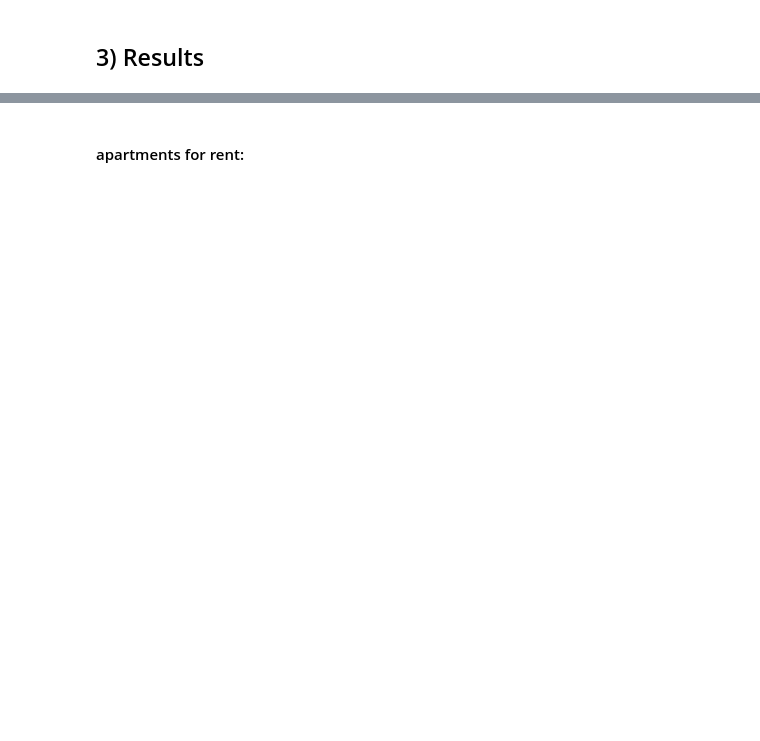
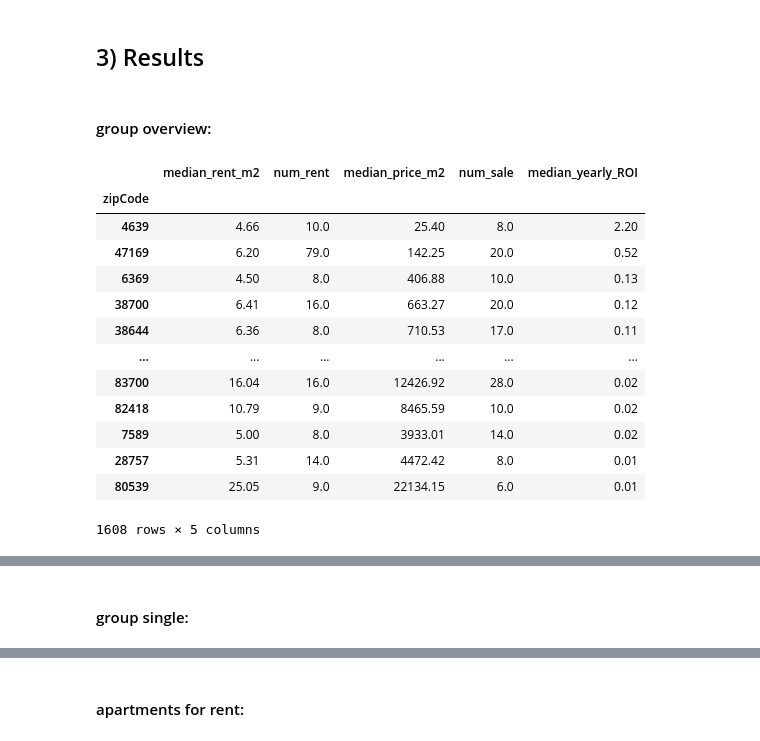
Before and after one commit to maxtue/ApartmentListings, a Jupyter notebook: data_analysis/combined.ipynb, the cells around one changed output, grey strips where cells are left out. Cells and saved outputs as stored; diff of their text form; code cells hidden in the pictures; blank space fills up the shorter version.

```diff
--- a/data_analysis/combined.ipynb
+++ b/data_analysis/combined.ipynb
@@ -99,23 +88,22 @@ sale_df["yearly_ROI"] = sale_df["rent_m2_zip"] * 12 / sale_df["price_m2"]
 # %%
 group = "zipCode"
-min_count = 10
-
-rent_group = rent_df.groupby(group)
-rent_filt = rent_group["rent_m2"].agg(["median", "count"])["count"] >= min_count
-rent_group_df = rent_group["rent_m2"].agg(["median", "count"])[rent_filt]
-
-sale_group = sale_df.groupby(group)
-sale_filt = sale_group["price_m2"].agg(["median", "count"])["count"] >= min_count
-sale_group_df = sale_group["price_m2"].agg(["median", "count"])[sale_filt]
 
 combined_df = pd.concat(
     [
-        rent_group_df["median"],
-        rent_group_df["count"],
-        sale_group_df["median"],
-        sale_group_df["count"],
+        rent_df.groupby(group)["rent_m2"].median(),
+        rent_df.groupby(group)["rent_m2"].size(),
+        sale_df.groupby(group)["price_m2"].median(),
+        sale_df.groupby(group)["price_m2"].size(),
+        sale_df.groupby(group)["yearly_ROI"].median(),
     ],
     axis=1,
-    keys=["median_rent_m2", "rent_count", "median_price_m2", "sale_count",],
+    keys=[
+        "median_rent_m2",
+        "num_rent",
+        "median_price_m2",
+        "num_sale",
+        "median_yearly_ROI",
+    ],
 ).copy()
+
 combined_df = combined_df.dropna()
@@ -124,8 +112,3 @@ combined_df = combined_df.dropna()
-# %%
-combined_feature = "median_yearly_ROI"
-combined_df[combined_feature] = (
-    combined_df["median_rent_m2"] * 12 / (combined_df["median_price_m2"])
-)
 # %% [markdown]
 #### select features:
 # %%
@@ -159,5 +139,27 @@ sale_select_df = sale_df[sale_select_columns].copy()
 # %% [markdown]
 ## 3) Results
-# %%
-combined_df = combined_df.sort_values("median_yearly_ROI", ascending=False)
-combined_df
+# %% [markdown]
+#### group overview:
+# %%
+min_num = 5
+combined_filt_ord = "median_yearly_ROI"
+
+combined_filt = (combined_df["num_rent"] > min_num) & (
+    combined_df["num_sale"] > min_num
+)
+combined_df[combined_filt].sort_values(combined_filt_ord, ascending=False)
+# %% [output]
+|  | median_rent_m2 | num_rent | median_price_m2 | num_sale | median_yearly_ROI |
+| zipCode |  |  |  |  |  |
+| 4639 | 4.66 | 10.0 | 25.40 | 8.0 | 2.20 |
+| 47169 | 6.20 | 79.0 | 142.25 | 20.0 | 0.52 |
+| 6369 | 4.50 | 8.0 | 406.88 | 10.0 | 0.13 |
+| 38700 | 6.41 | 16.0 | 663.27 | 20.0 | 0.12 |
+| 38644 | 6.36 | 8.0 | 710.53 | 17.0 | 0.11 |
+| ... | ... | ... | ... | ... | ... |
+| 83700 | 16.04 | 16.0 | 12426.92 | 28.0 | 0.02 |
+| 82418 | 10.79 | 9.0 | 8465.59 | 10.0 | 0.02 |
+| 7589 | 5.00 | 8.0 | 3933.01 | 14.0 | 0.02 |
+| 28757 | 5.31 | 14.0 | 4472.42 | 8.0 | 0.01 |
+| 80539 | 25.05 | 9.0 | 22134.15 | 6.0 | 0.01 |
+1608 rows × 5 columns
@@ -163,0 +167,2 @@ combined_df
+# %% [markdown]
+#### group single:
```
Also changed, not shown: parts of 27 cells of this notebook.
